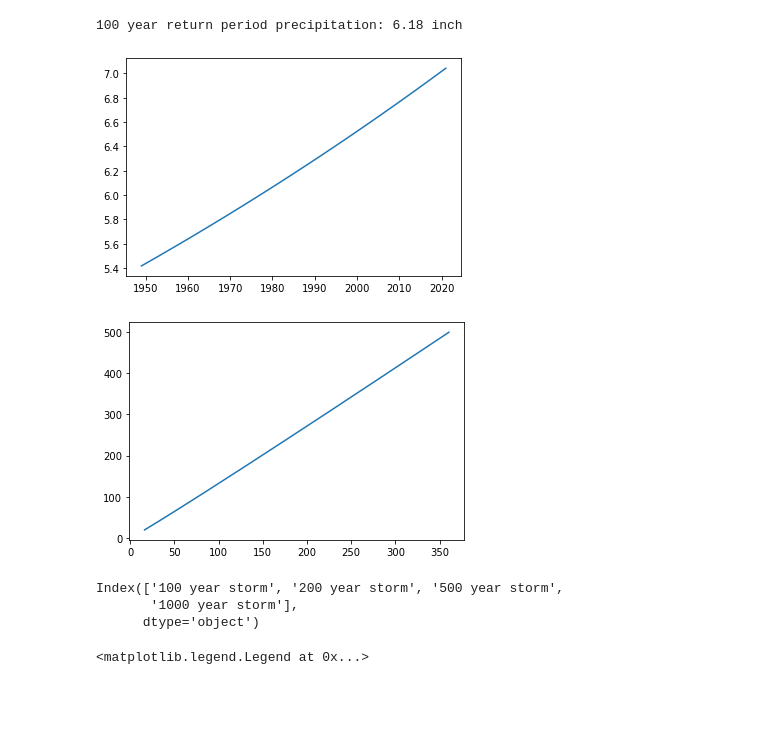
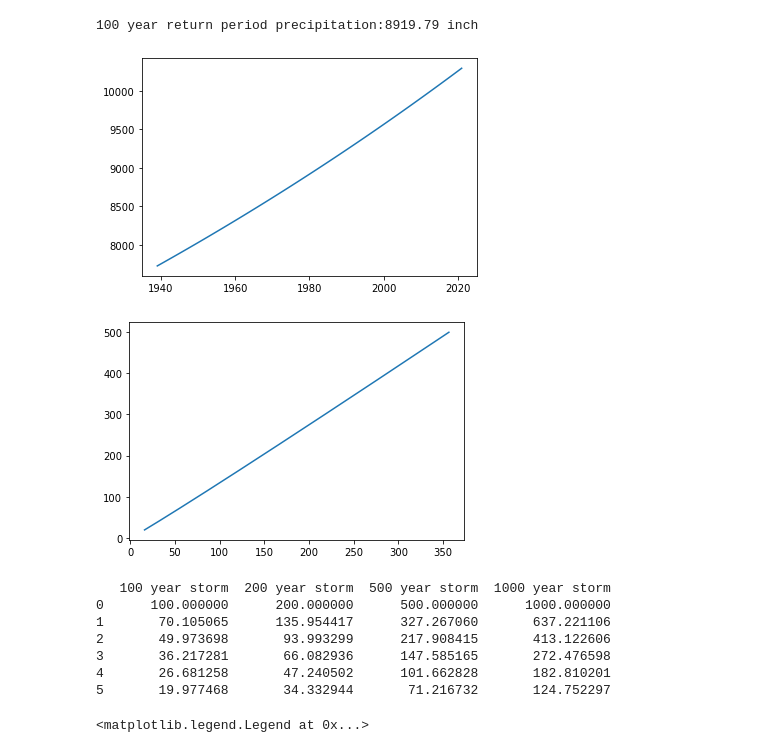
Before and after one commit to aviral-ag/Frequency-Analysis-of-Non-Stationary-Hydrological-Extremes-in-Northern-Ohio-, a Jupyter notebook: Vogel.ipynb, the cells around one changed output. Saved outputs shown, nothing was run; the diff lists cells and outputs as text; code cells hidden in the pictures; blank space fills up the shorter version.

```diff
--- a/Vogel.ipynb
+++ b/Vogel.ipynb
@@ -46,28 +46,28 @@ def vogel_results(beta,del_t, rp,std):
     T_f = 1 /(1 - ss.norm.cdf(z_po -  (beta * del_t/ std)))
     return mag_f, T_f
 # %%
-data = pd.read_csv('precip.csv')
+data = pd.read_csv('station_03117000.csv')
 maxP, years = cf.annual_max(data)
 lnmaxP = np.log(maxP)
 ybar,std, skew = cf.findmoments(lnmaxP)
 zp = ss.norm.ppf(0.99)
 xp = np.exp(ybar + zp * std)
 print('100 year return period precipitation:%5.2f' %xp,'inch')
 
 # Plotting 100 year return period precipitation for different years
 m, beta = fit_exp(maxP, years, 100)
 plt.plot(years,m)
 plt.show()
 return_periods = np.arange(20,500)
 
 mag_f, T_f = vogel_results(beta,10, return_periods,std)
 
 
 # Plotting 100 year return period precipitation for different years
 plt.plot(T_f, return_periods)
 plt.show()
 # %% [output]
-100 year return period precipitation: 6.18 inch
+100 year return period precipitation:8919.79 inch
-[figure, old version]
+[figure, new version]
-[figure, old version]
+[figure, new version]
 # %%
@@ -78,10 +78,18 @@ results = pd.DataFrame()
 for rp in return_periods:
     results.loc[:, f"{rp} year storm"] = vogel_results(beta, delta_t, rp,std)[1]
 results.columns
+
+print(results)
+# results["delta_t"] = delta_t
+# print(results)
 # %% [output]
-Index(['100 year storm', '200 year storm', '500 year storm',
-       '1000 year storm'],
-      dtype='object')
+   100 year storm  200 year storm  500 year storm  1000 year storm
+0      100.000000      200.000000      500.000000      1000.000000
+1       70.105065      135.954417      327.267060       637.221106
+2       49.973698       93.993299      217.908415       413.122606
+3       36.217281       66.082936      147.585165       272.476598
+4       26.681258       47.240502      101.662828       182.810201
+5       19.977468       34.332944       71.216732       124.752297
 # %%
 plt.plot(delta_t,results.iloc[:,:], label = results.columns)
 plt.xlabel("Delta T")
```
Also changed, not shown: parts of 2 cells of this notebook, 2 other files.
